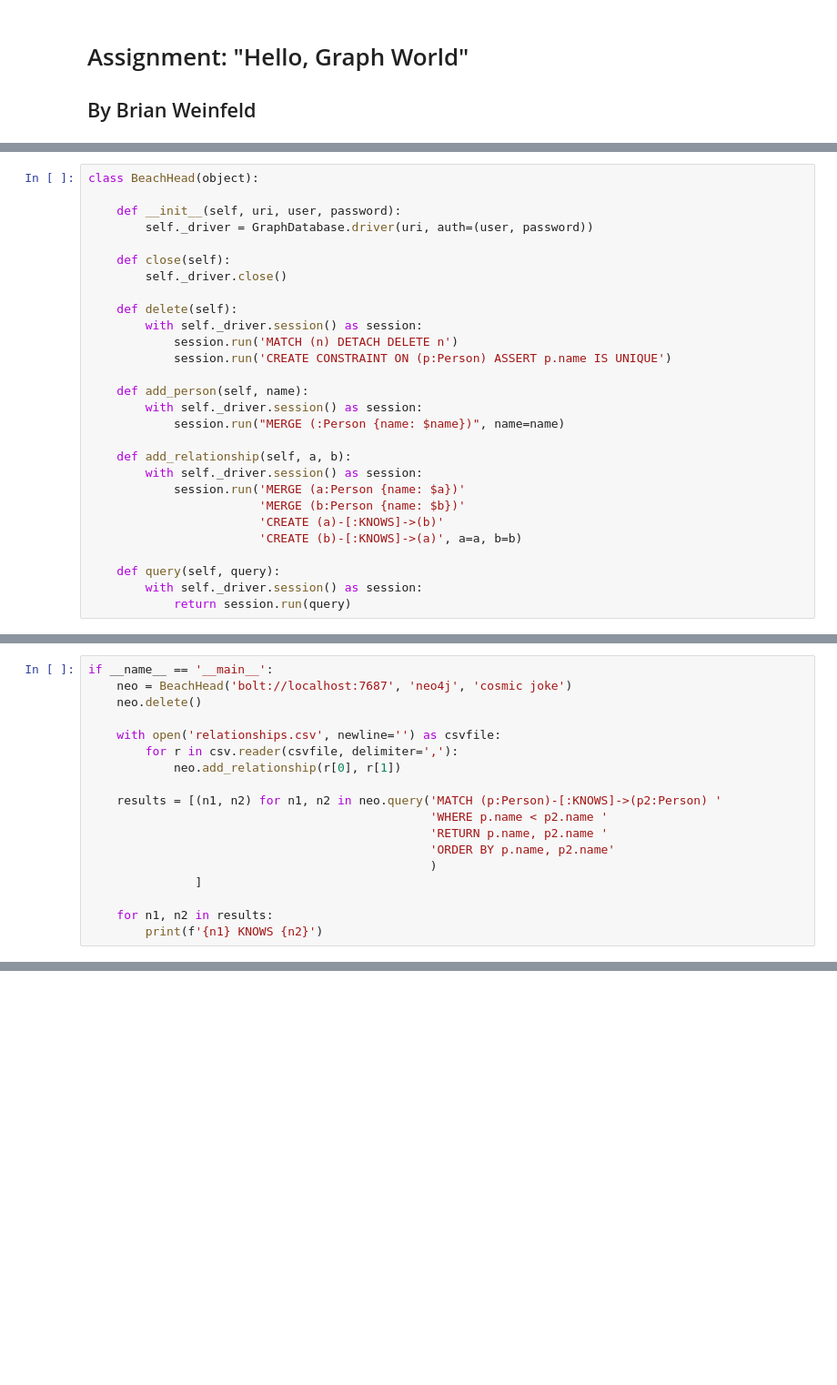
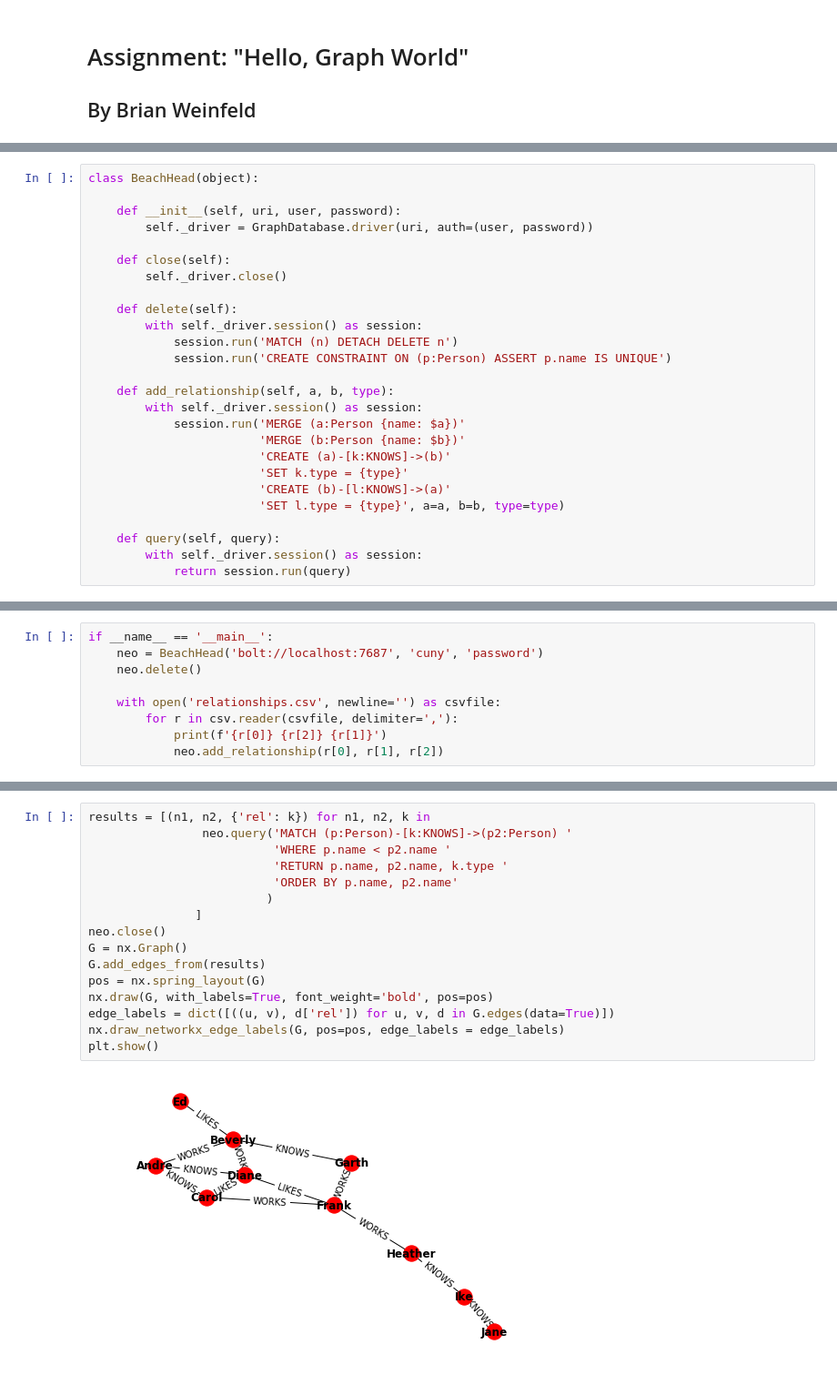
Before and after one commit to brian-cuny/620assignment1, a Jupyter notebook: assignment1.ipynb, the cells around one changed output, grey strips where cells are left out. Shown at 91% size. Saved outputs shown, nothing was run; the diff lists cells and outputs as text; blank space fills up the shorter version.

```diff
--- a/assignment1.ipynb
+++ b/assignment1.ipynb
@@ -24,16 +27,14 @@ class BeachHead(object):
             session.run('MATCH (n) DETACH DELETE n')
             session.run('CREATE CONSTRAINT ON (p:Person) ASSERT p.name IS UNIQUE')
 
-    def add_person(self, name):
-        with self._driver.session() as session:
-            session.run("MERGE (:Person {name: $name})", name=name)
-
-    def add_relationship(self, a, b):
+    def add_relationship(self, a, b, type):
         with self._driver.session() as session:
             session.run('MERGE (a:Person {name: $a})'
                         'MERGE (b:Person {name: $b})'
-                        'CREATE (a)-[:KNOWS]->(b)'
-                        'CREATE (b)-[:KNOWS]->(a)', a=a, b=b)
+                        'CREATE (a)-[k:KNOWS]->(b)'
+                        'SET k.type = {type}'
+                        'CREATE (b)-[l:KNOWS]->(a)'
+                        'SET l.type = {type}', a=a, b=b, type=type)
 
     def query(self, query):
         with self._driver.session() as session:
@@ -43,19 +44,10 @@ class BeachHead(object):
 # %%
 if __name__ == '__main__':
-    neo = BeachHead('bolt://localhost:7687', 'neo4j', 'cosmic joke')
+    neo = BeachHead('bolt://localhost:7687', 'cuny', 'password')
     neo.delete()
 
     with open('relationships.csv', newline='') as csvfile:
         for r in csv.reader(csvfile, delimiter=','):
-            neo.add_relationship(r[0], r[1])
-
-    results = [(n1, n2) for n1, n2 in neo.query('MATCH (p:Person)-[:KNOWS]->(p2:Person) '
-                                                'WHERE p.name < p2.name '
-                                                'RETURN p.name, p2.name '
-                                                'ORDER BY p.name, p2.name'
-                                                )
-               ]
-
-    for n1, n2 in results:
-        print(f'{n1} KNOWS {n2}')
+            print(f'{r[0]} {r[2]} {r[1]}')
+            neo.add_relationship(r[0], r[1], r[2])
 # %% [output]
@@ -80,0 +69,18 @@ AttributeError: 'bytes' object has no attribute 'encode'
+# %%
+results = [(n1, n2, {'rel': k}) for n1, n2, k in
+                neo.query('MATCH (p:Person)-[k:KNOWS]->(p2:Person) '
+                          'WHERE p.name < p2.name '
+                          'RETURN p.name, p2.name, k.type '
+                          'ORDER BY p.name, p2.name'
+                         )
+               ]
+neo.close()
+G = nx.Graph()
+G.add_edges_from(results)
+pos = nx.spring_layout(G)
+nx.draw(G, with_labels=True, font_weight='bold', pos=pos)
+edge_labels = dict([((u, v), d['rel']) for u, v, d in G.edges(data=True)])
+nx.draw_networkx_edge_labels(G, pos=pos, edge_labels = edge_labels)
+plt.show()
+# %% [output]
+[figure, added]
```
Also changed, not shown: parts of 8 cells of this notebook, 3 other files.
